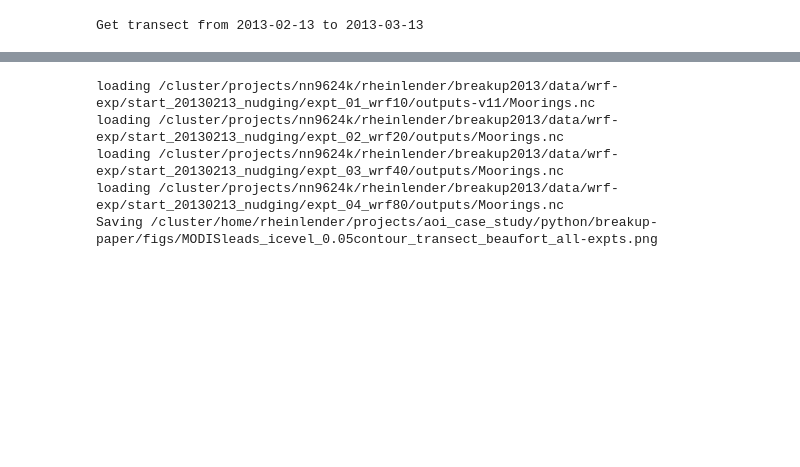
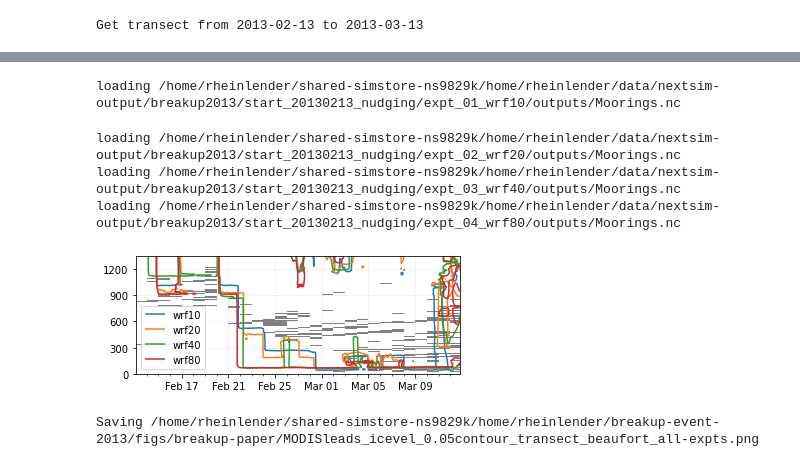
Before and after one commit to rheinlender/seaice-breakup-grl, a Jupyter notebook: plotting-scripts/plot_ArcLeads+icevel_transect_hovmoeller.ipynb, the cells around one changed output, grey strips where cells are left out. Drawn from its saved outputs; the diff is of its cells as text; code cells hidden in the pictures; blank space fills up the shorter version.

Commit message:
updating plotting scripts

```diff
--- a/plotting-scripts/plot_ArcLeads+icevel_transect_hovmoeller.ipynb
+++ b/plotting-scripts/plot_ArcLeads+icevel_transect_hovmoeller.ipynb
@@ -82,10 +81,20 @@ def Interp2NextsimGrid(src_x, src_y, src_field, dst_x, dst_y, method='nearest'):
 
     return fld_interp
 # %%
-# Open ArcLeads
+# load data
 
-arcleads = xr.open_dataset('/cluster/home/rheinlender/data/ArcLeads/ArcLeads_20130101-20130430.nc')
-latlon_grid =  xr.open_dataset('/cluster/home/rheinlender/data/ArcLeads/latlonmap.nc')
+# setup directories
+rootdir = '/home/rheinlender/shared-simstore-ns9829k/'
+outdir =  rootdir + 'home/rheinlender/breakup-event-2013/figs/breakup-paper/'
+
+
+arcleads_dir = rootdir + 'data/ARCLEADS/'
+inpath = rootdir + 'home/rheinlender/data/nextsim-output/breakup2013/start_20130213_nudging/'
+expts = ["expt_01_wrf10/outputs/", "expt_02_wrf20/outputs/","expt_03_wrf40/outputs/","expt_04_wrf80/outputs/"]
+
+# open arcleads
+arcleads = xr.open_dataset(arcleads_dir + 'ArcLeads_20130101-20130430.nc')
+latlon_grid =  xr.open_dataset(arcleads_dir + 'latlonmap.nc')
 longitude = latlon_grid['longitude'][:]
 latitude = latlon_grid['latitude'][:]
 
@@ -98,6 +107,13 @@ arcleads.rename({'latitude': 'lat', 'longitude': 'lon'})
 arcleads.coords['lon'] = longitude
 arcleads.coords['lat'] = latitude
 
-
 leadmap = arcleads.leadMap
 #leadmap.assign_coords({"lon":arcleads.longitude, "lat":arcleads.latitude})
+
+# Open neXtSIM data
+fl = inpath + expts[0] + 'Moorings.nc'
+print("loading", fl)
+
+mooring = xr.open_dataset(fl) # load data
+nlon = mooring.longitude.values
+nlat = mooring.latitude.values
@@ -104,11 +121,0 @@ leadmap = arcleads.leadMap
-# %%
-# Open neXtSIM data
-
-inpath ='/cluster/projects/nn9624k/rheinlender/breakup2013/data/wrf-exp/start_20130213_nudging/'
-expts = ["expt_01_wrf10/outputs-v11/", "expt_02_wrf20/outputs/","expt_03_wrf40/outputs/","expt_04_wrf80/outputs/"]
-fl = inpath + expts[0] + 'Moorings.nc'
-print("loading", fl)
-
-mooring = xr.load_dataset(fl) # load data
-nlon = mooring.longitude.values
-nlat = mooring.latitude.values
@@ -196,7 +201,7 @@ for i, dirs in enumerate(expts):
     fl = inpath + dirs + 'Moorings.nc'
     print("loading", fl)
 
-    xa = xr.load_dataset(fl) # load data
+    xa = xr.open_dataset(fl) # load data
 
     # calculate ice velocity
     xa['icevel'] = (xa['siu']**2 + xa['siv']**2)**0.5
@@ -209,8 +214,8 @@ for i, dirs in enumerate(expts):
     cline.collections[0].set_color(cmap(i))
     cline.collections[0].set_label(expts_names[i]) # setting the label for legend
 
-    if i>=1 and i<3: # thin lines for wrf20 and wrf40
-        cline.collections[0].set_linewidth(0.5)
+    #if i>=1 and i<3: # thin lines for wrf20 and wrf40
+    #    cline.collections[0].set_linewidth(0.5)
 
 # set labels
 days = mdates.DayLocator()  # every day
@@ -231,9 +236,8 @@ plt.show()
 
 
 # save figure
-outdir =  '/cluster/home/rheinlender/projects/aoi_case_study/python/breakup-paper/figs/'
 figname = os.path.join(outdir, 'MODISleads_icevel_0.05contour_transect_beaufort_all-expts.png')
 os.makedirs(os.path.dirname(figname), exist_ok=True)
 print(f'Saving {figname}')
-fig.savefig(figname,dpi=300, bbox_inches='tight')
+#fig.savefig(figname,dpi=300, bbox_inches='tight')
 # %% [output]
@@ -242,5 +244,6 @@ fig.savefig(figname,dpi=300, bbox_inches='tight')
-loading /cluster/projects/nn9624k/rheinlender/breakup2013/data/wrf-exp/start_20130213_nudging/expt_01_wrf10/outputs-v11/Moorings.nc
-loading /cluster/projects/nn9624k/rheinlender/breakup2013/data/wrf-exp/start_20130213_nudging/expt_02_wrf20/outputs/Moorings.nc
-loading /cluster/projects/nn9624k/rheinlender/breakup2013/data/wrf-exp/start_20130213_nudging/expt_03_wrf40/outputs/Moorings.nc
-loading /cluster/projects/nn9624k/rheinlender/breakup2013/data/wrf-exp/start_20130213_nudging/expt_04_wrf80/outputs/Moorings.nc
-Saving /cluster/home/rheinlender/projects/aoi_case_study/python/breakup-paper/figs/MODISleads_icevel_0.05contour_transect_beaufort_all-expts.png
+loading /home/rheinlender/shared-simstore-ns9829k/home/rheinlender/data/nextsim-output/breakup2013/start_20130213_nudging/expt_01_wrf10/outputs/Moorings.nc
+loading /home/rheinlender/shared-simstore-ns9829k/home/rheinlender/data/nextsim-output/breakup2013/start_20130213_nudging/expt_02_wrf20/outputs/Moorings.nc
+loading /home/rheinlender/shared-simstore-ns9829k/home/rheinlender/data/nextsim-output/breakup2013/start_20130213_nudging/expt_03_wrf40/outputs/Moorings.nc
+loading /home/rheinlender/shared-simstore-ns9829k/home/rheinlender/data/nextsim-output/breakup2013/start_20130213_nudging/expt_04_wrf80/outputs/Moorings.nc
+[figure, added]
+Saving /home/rheinlender/shared-simstore-ns9829k/home/rheinlender/breakup-event-2013/figs/breakup-paper/MODISleads_icevel_0.05contour_transect_beaufort_all-expts.png
```
Also changed, not shown: parts of 5 cells of this notebook, 20 other files.
